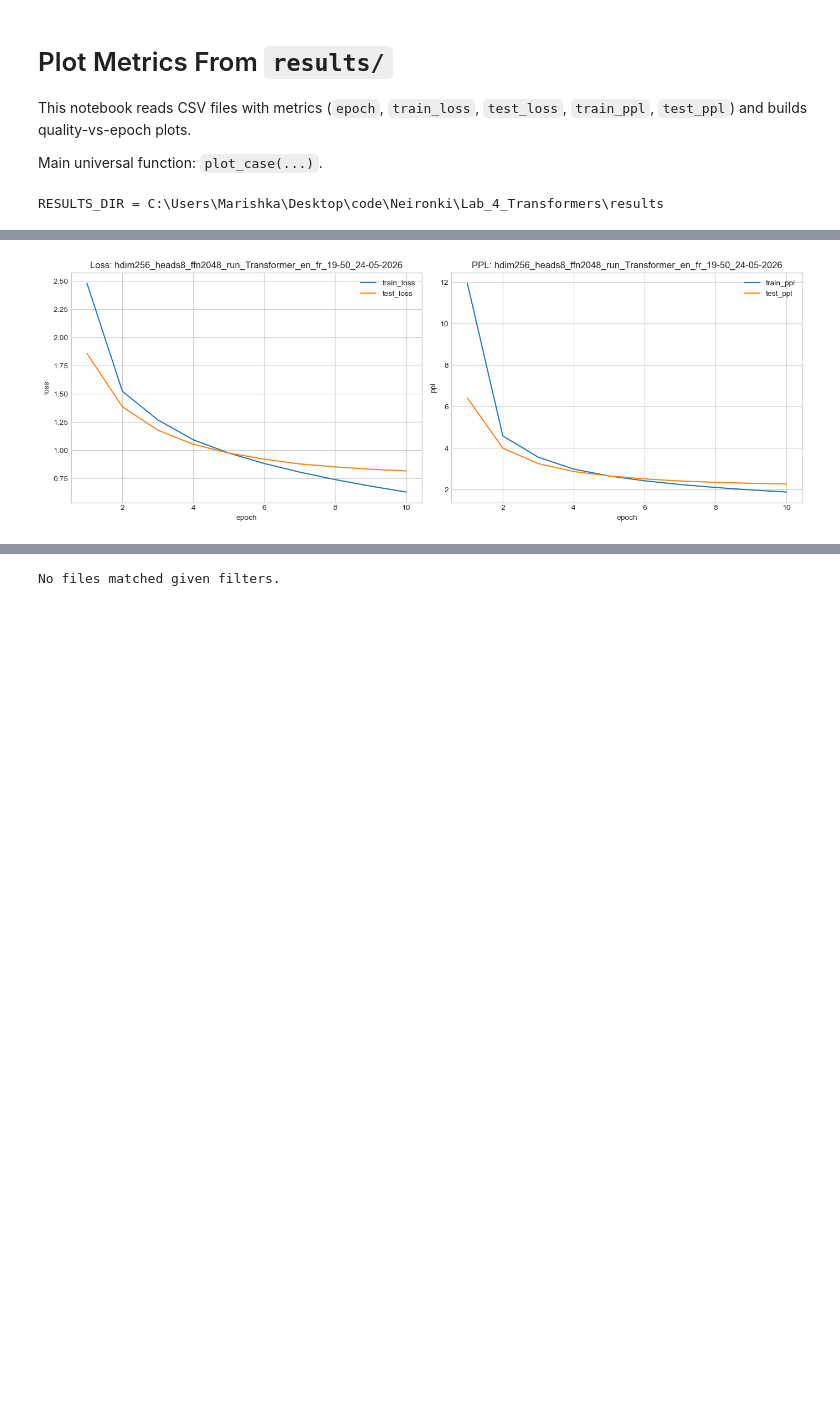
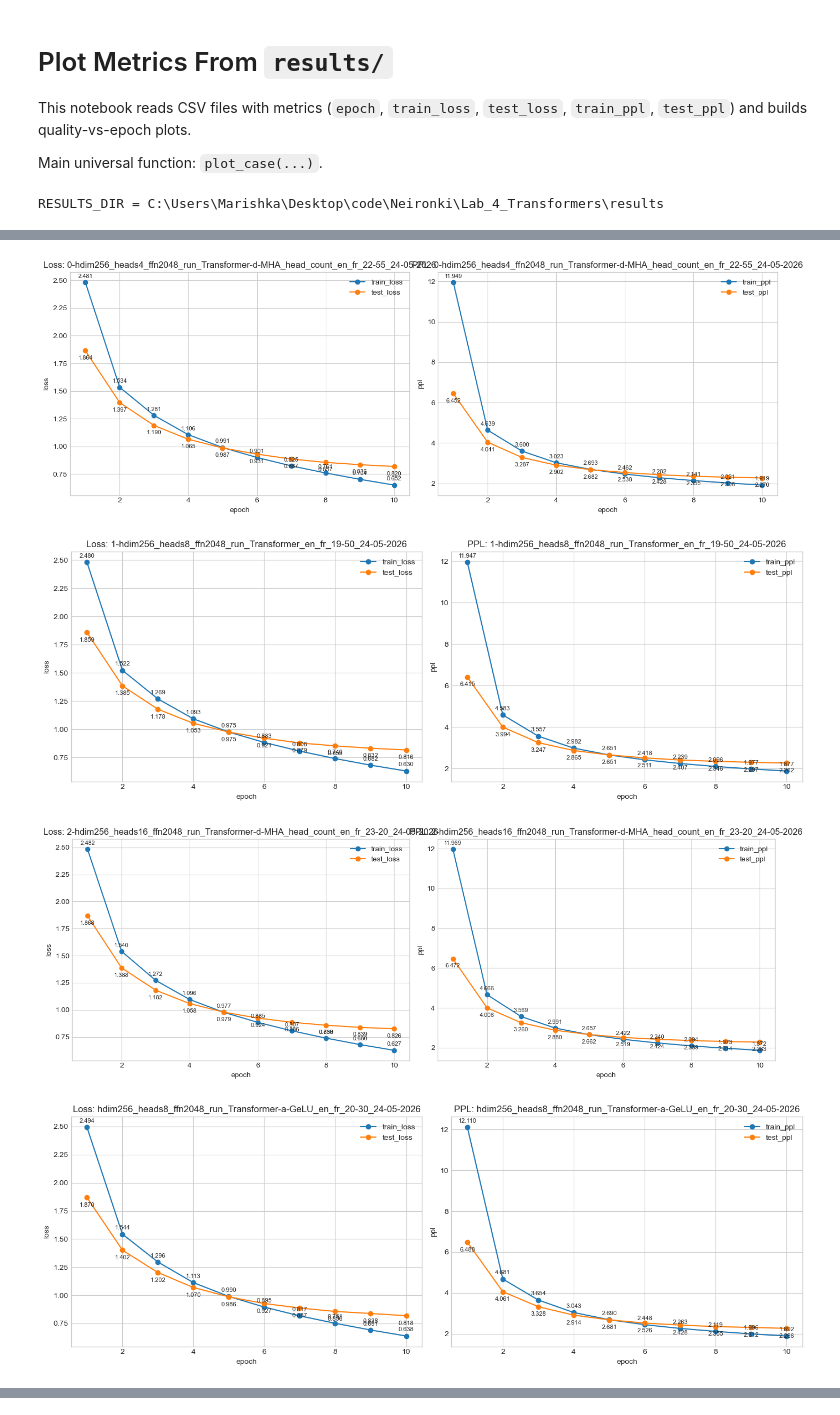
Before and after one commit to ZamotohinaMaria/Lab_4_Transformers, a Jupyter notebook: results_plotter.ipynb, the cells around one changed output, grey strips where cells are left out. Drawn from its saved outputs; the diff is of its cells as text; code cells hidden in the pictures; blank space fills up the shorter version.

```diff
--- a/results_plotter.ipynb
+++ b/results_plotter.ipynb
@@ -146,6 +196,9 @@ Total files: 1
 # %%
 # Example 1: plot latest single result
-if all_files:
-    plot_single(all_files[-1])
+for item in all_files:
+    plot_single(item)
 # %% [output]
-[figure, old version]
+[figure, new version]
+[figure, added]
+[figure, added]
+[figure, added]
@@ -152,8 +209,6 @@ if all_files:
 # %%
 # Example 2: compare variant b files
-_ = plot_case(include=['Transformer-b'])
+# _ = plot_case(include=['Transformer-b'])
-# %% [output]
-No files matched given filters.
 # %%
 # Example 3: universal run (change include tokens as needed)
 _ = plot_case(include=['Transformer'])
```
Also changed, not shown: parts of 4 cells of this notebook, 3 other files.
